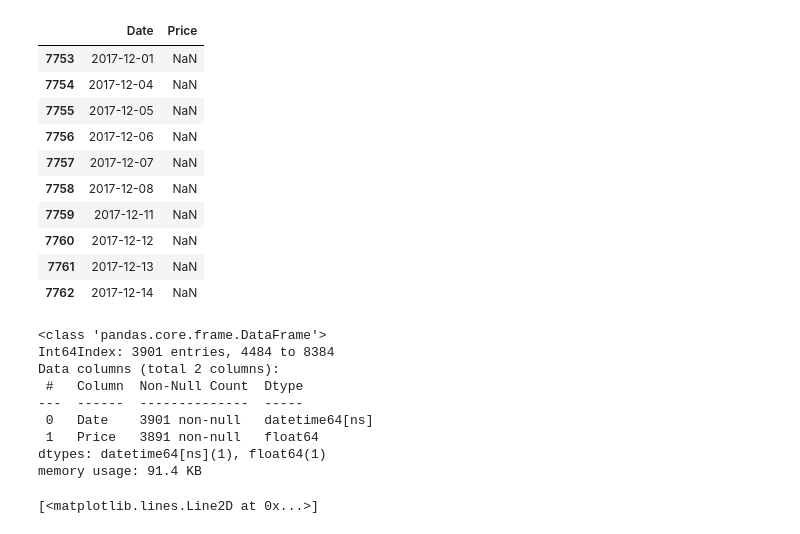
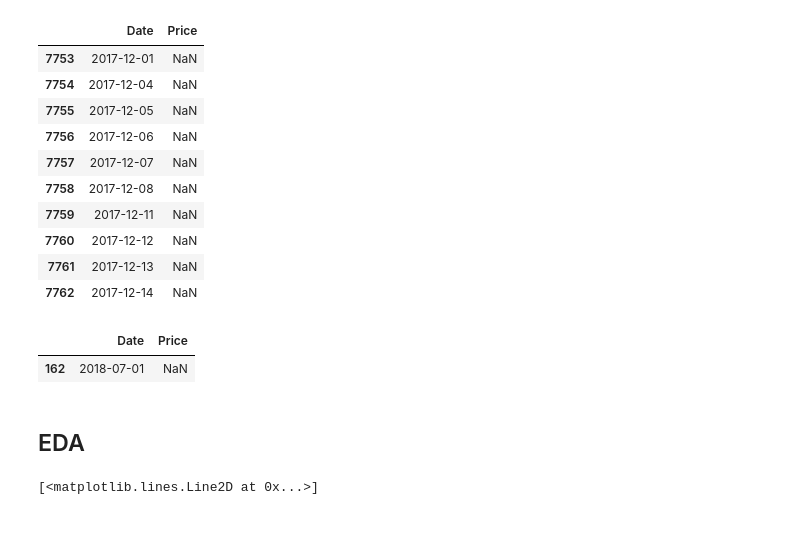
Before and after one commit to ievazzade/ML_Projects, a Jupyter notebook: IFF_DS_CaseStudy/IFF Data Science Case Study/IFF_DS_CaseStudy.ipynb, the cells around one changed output. Cells and saved outputs as stored; diff of their text form; code cells hidden in the pictures.

```diff
--- a/IFF_DS_CaseStudy/IFF Data Science Case Study/IFF_DS_CaseStudy.ipynb
+++ b/IFF_DS_CaseStudy/IFF Data Science Case Study/IFF_DS_CaseStudy.ipynb
@@ -57,18 +46,13 @@ oil[oil.Price.isnull()]
 | 7760 | 2017-12-12 | NaN |
 | 7761 | 2017-12-13 | NaN |
 | 7762 | 2017-12-14 | NaN |
-# %%
-oil.info()
-# %% [output]
-<class 'pandas.core.frame.DataFrame'>
-Int64Index: 3901 entries, 4484 to 8384
-Data columns (total 2 columns):
- #   Column  Non-Null Count  Dtype
----  ------  --------------  -----
- 0   Date    3901 non-null   datetime64[ns]
- 1   Price   3891 non-null   float64
-dtypes: datetime64[ns](1), float64(1)
-memory usage: 91.4 KB
+# %%
+ingredient[ingredient.Price.isnull()]
+# %% [output]
+|  | Date | Price |
+| 162 | 2018-07-01 | NaN |
+# %% [markdown]
+## EDA
 # %%
 plt.plot(oil.Date, np.log(oil.Price))
 # %% [output]
```
Also changed, not shown: parts of 5 cells of this notebook.
